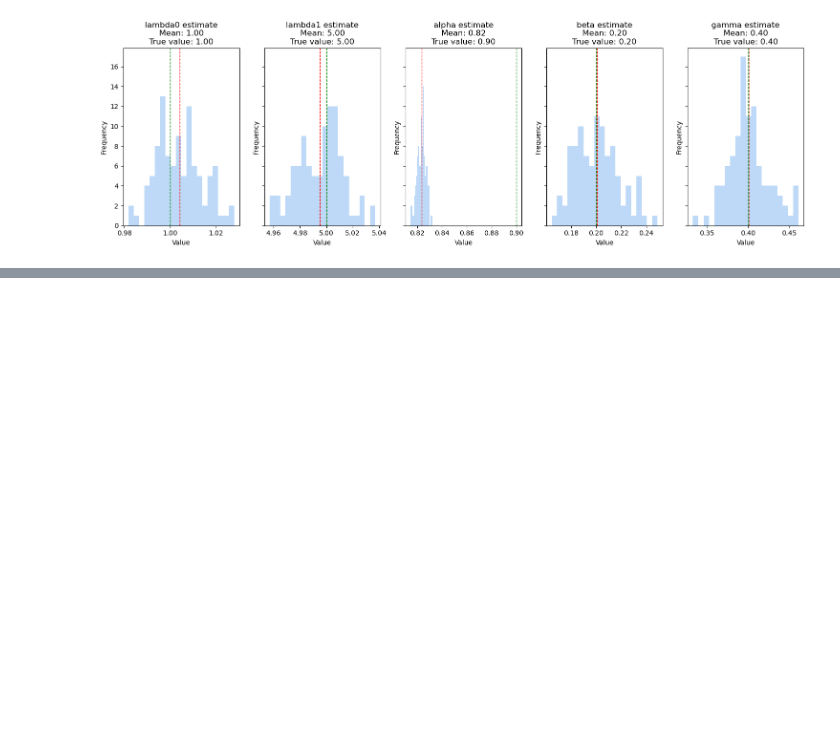
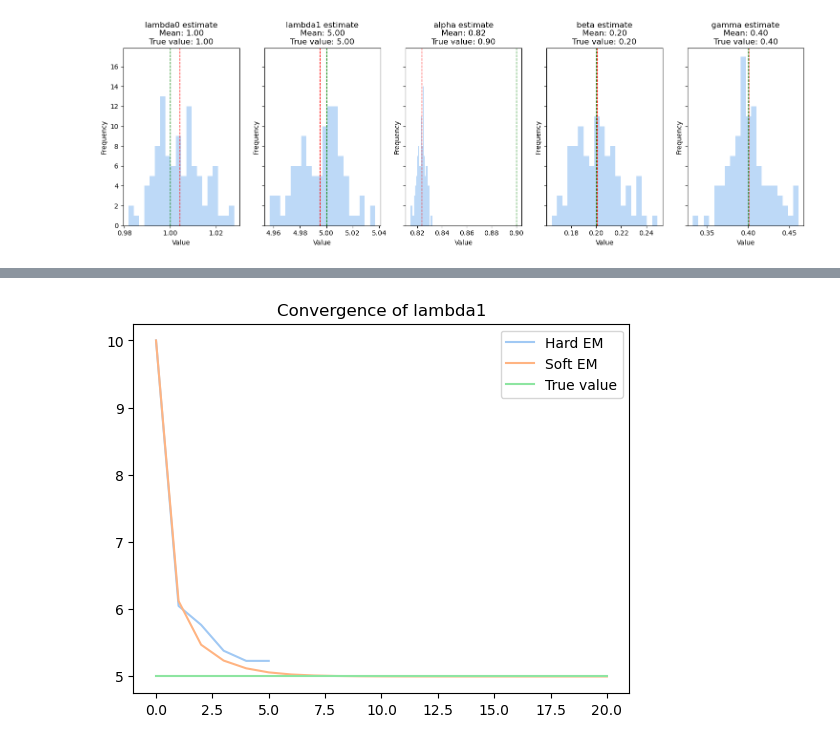
Before and after one commit to otto-groen-roepstorff/modcomp-project, a Jupyter notebook: code/master.ipynb, the cells around one changed output, grey strips where cells are left out. Saved outputs shown, nothing was run; the diff lists cells and outputs as text; code cells hidden in the pictures; blank space fills up the shorter version.

```diff
--- a/code/master.ipynb
+++ b/code/master.ipynb
@@ -1108,0 +1121,9 @@ plot_est(par_estimates_softEM_largen, "softem_largen.png", model)
+# %%
+plt.plot(conv_check_hard[:,1], label = "Hard EM")
+plt.plot(conv_check_soft[:,1], label = "Soft EM")
+plt.plot([model.lamb1] * len(conv_check_soft[:,1]), label = "True value")
+plt.legend()
+plt.title("Convergence of lambda1")
+plt.savefig("lambda1_conv.png")
+# %% [output]
+[figure, added]
```
Also changed, not shown: parts of 9 cells of this notebook, 8 other files.
